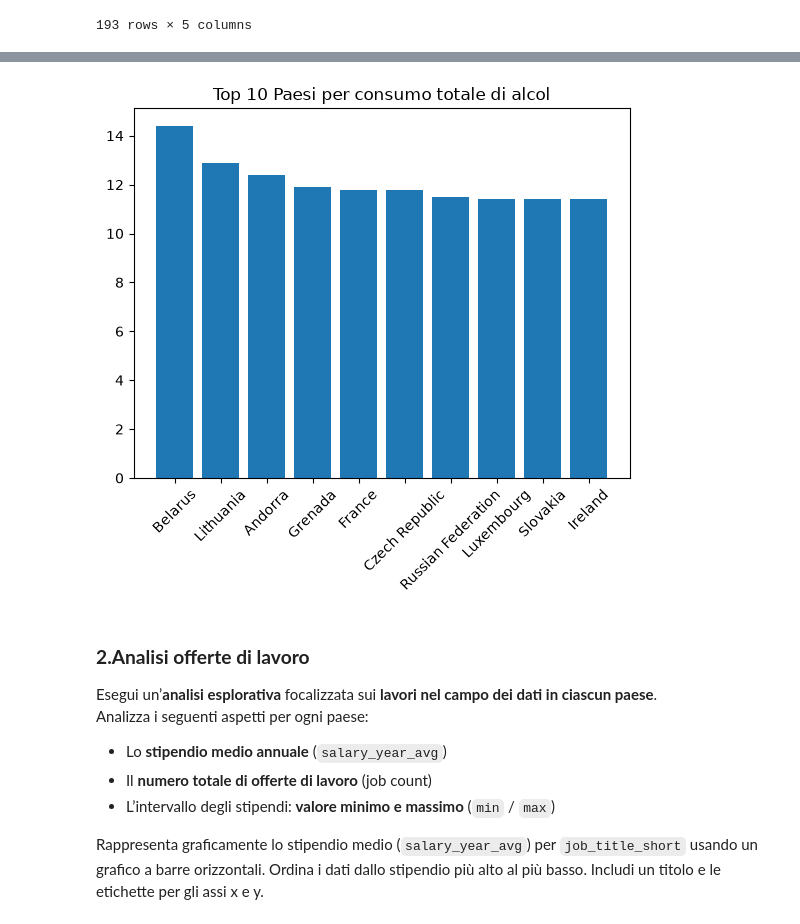
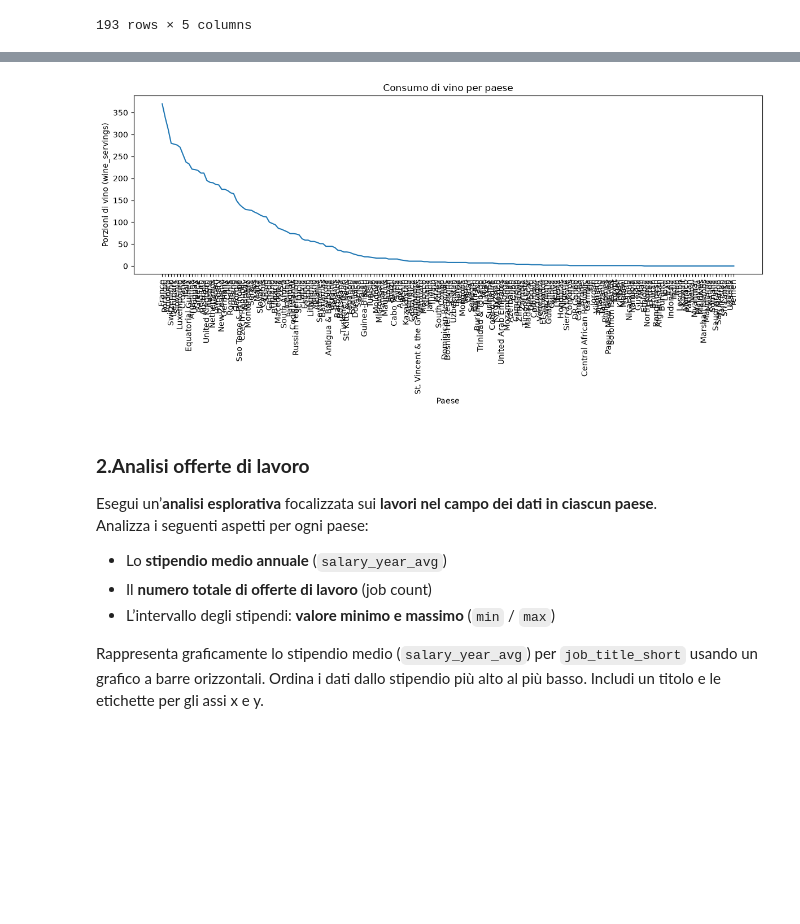
Before and after one commit to majamujagic/ProgrammingLab, a Jupyter notebook: Python 2/Lezione 3/3.5_Esercizi_lez_3.ipynb, the cells around one changed output, grey strips where cells are left out. Cells and saved outputs as stored; diff of their text form; code cells hidden in the pictures; blank space fills up the shorter version.

```diff
--- a/Python 2/Lezione 3/3.5_Esercizi_lez_3.ipynb
+++ b/Python 2/Lezione 3/3.5_Esercizi_lez_3.ipynb
@@ -103,8 +126,0 @@ Name: country, Length: 79, dtype: str
-# %%
-primi_dieci = df.sort_values(by = 'total_litres_of_pure_alcohol', ascending=False).head(10)
-plt.bar(primi_dieci['country'], primi_dieci['total_litres_of_pure_alcohol'])
-plt.title('Top 10 Paesi per consumo totale di alcol')
-plt.xticks(rotation=45)
-plt.show()
-# %% [output]
-[figure, removed]
@@ -113,3 +127,16 @@ plt.show()
+# %%
+#wine serving oridnato per paese COSA DEVO FARE?
+wine_sorted = df.sort_values(by='wine_servings', ascending=False)
+plt.figure(figsize=(12, 6))
+plt.plot(wine_sorted['country'], wine_sorted['wine_servings'])
+plt.title('Consumo di vino per paese')
+plt.xlabel('Paese')
+plt.ylabel('Porzioni di vino (wine_servings)')
+plt.xticks(rotation=90)
+plt.tight_layout()
+plt.show()
+# %% [output]
+[figure, added]
 # %% [markdown]
 ### **2.Analisi offerte di lavoro**
 
```
Also changed, not shown: parts of 33 cells of this notebook.
